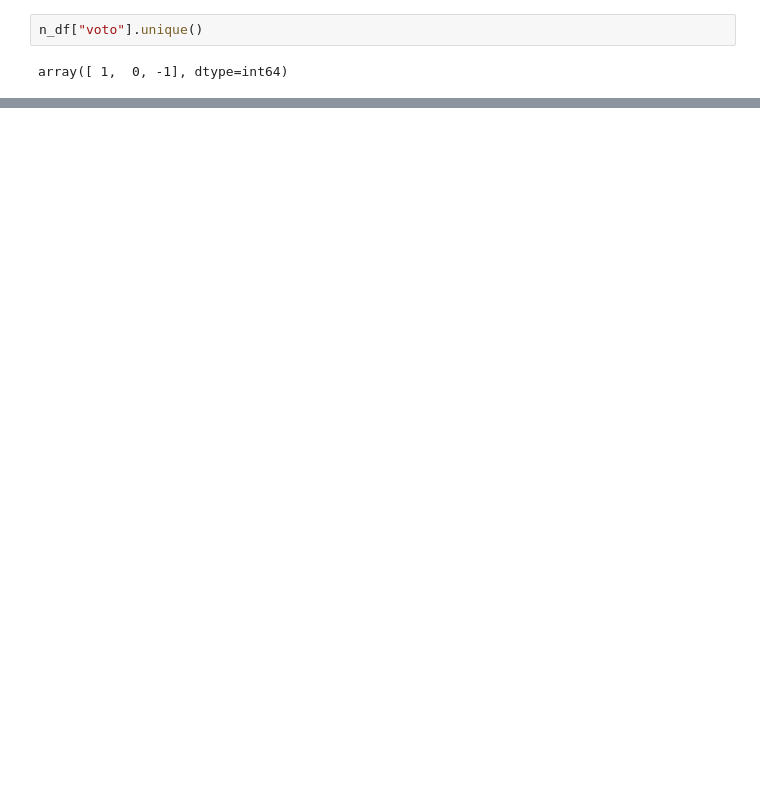
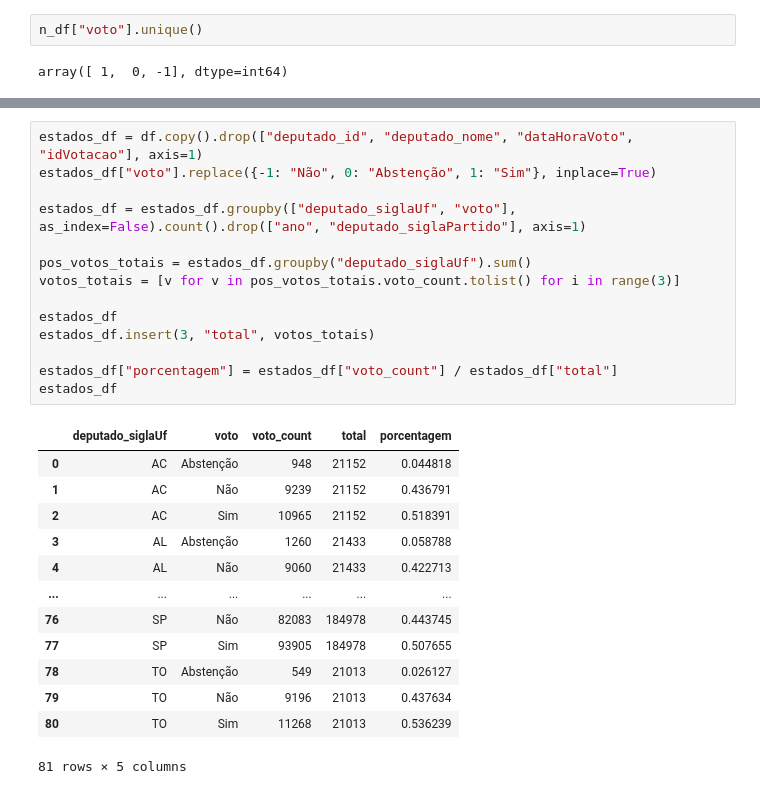
Before and after one commit to guilhermebezerrads/visualizacao-de-dados, a Jupyter notebook: Testes-Gabriel.ipynb, the cells around one changed output, grey strips where cells are left out. Drawn from its saved outputs; the diff is of its cells as text; blank space fills up the shorter version.

```diff
--- a/Testes-Gabriel.ipynb
+++ b/Testes-Gabriel.ipynb
@@ -125,0 +118,28 @@ fig.show()
+# %%
+estados_df = df.copy().drop(["deputado_id", "deputado_nome", "dataHoraVoto", "idVotacao"], axis=1)
+estados_df["voto"].replace({-1: "Não", 0: "Abstenção", 1: "Sim"}, inplace=True)
+
+estados_df = estados_df.groupby(["deputado_siglaUf", "voto"], as_index=False).count().drop(["ano", "deputado_siglaPartido"], axis=1)
+
+pos_votos_totais = estados_df.groupby("deputado_siglaUf").sum()
+votos_totais = [v for v in pos_votos_totais.voto_count.tolist() for i in range(3)]
+
+estados_df
+estados_df.insert(3, "total", votos_totais)
+
+estados_df["porcentagem"] = estados_df["voto_count"] / estados_df["total"]
+estados_df
+# %% [output]
+|  | deputado_siglaUf | voto | voto_count | total | porcentagem |
+| 0 | AC | Abstenção | 948 | 21152 | 0.044818 |
+| 1 | AC | Não | 9239 | 21152 | 0.436791 |
+| 2 | AC | Sim | 10965 | 21152 | 0.518391 |
+| 3 | AL | Abstenção | 1260 | 21433 | 0.058788 |
+| 4 | AL | Não | 9060 | 21433 | 0.422713 |
+| ... | ... | ... | ... | ... | ... |
+| 76 | SP | Não | 82083 | 184978 | 0.443745 |
+| 77 | SP | Sim | 93905 | 184978 | 0.507655 |
+| 78 | TO | Abstenção | 549 | 21013 | 0.026127 |
+| 79 | TO | Não | 9196 | 21013 | 0.437634 |
+| 80 | TO | Sim | 11268 | 21013 | 0.536239 |
+81 rows × 5 columns
```
Also changed, not shown: parts of 16 cells of this notebook, 1 other file.
